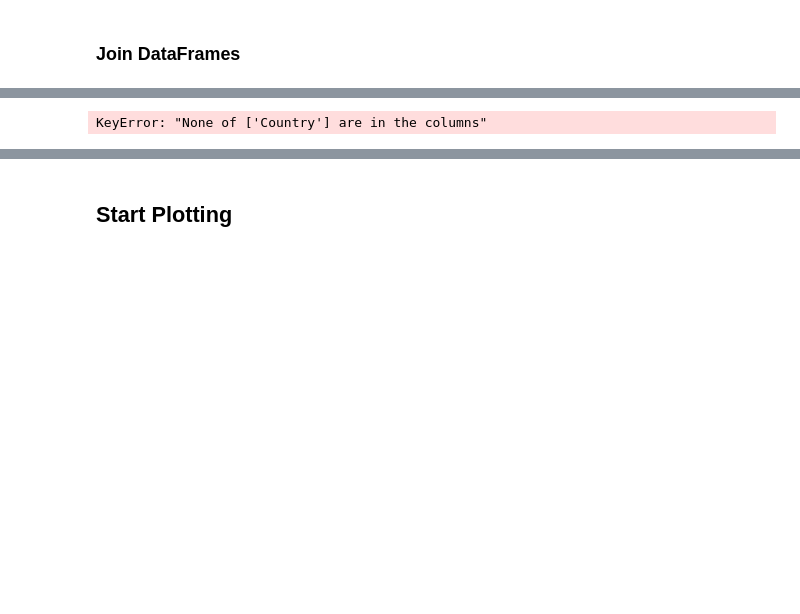
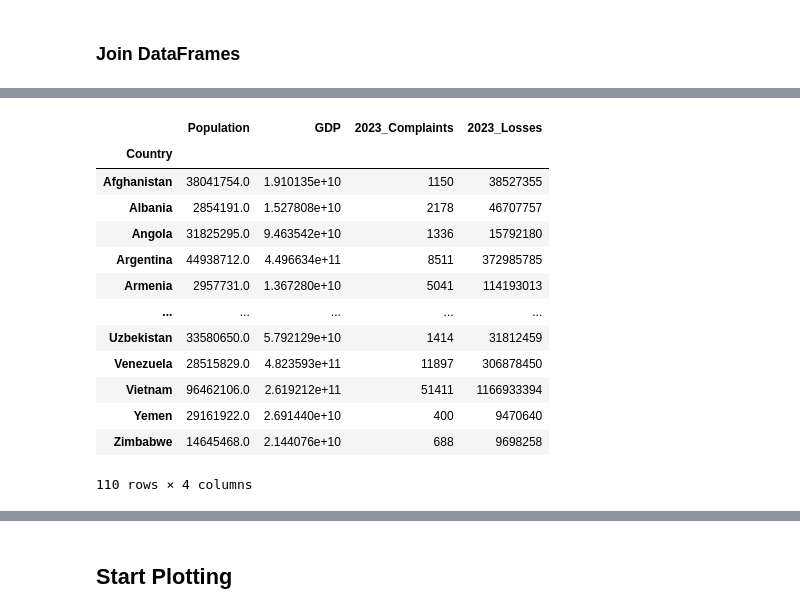
Before and after one commit to KozA777/cyber_project, a Jupyter notebook: Project.ipynb, the cells around one changed output, grey strips where cells are left out. Drawn from its saved outputs; the diff is of its cells as text; code cells hidden in the pictures; blank space fills up the shorter version.

```diff
--- a/Project.ipynb
+++ b/Project.ipynb
@@ -101,15 +103,46 @@ cntry_wrld
 # %%
-# final output dataFrame for this cell = df_join_og
+# final output dataFrame for this cell = df_join_23
 
-# set up dfs on Country index
-cntry_loss = cntry_loss.set_index('Country').sort_index()
-cntry_wrld = df_world.sort_index()[['Population', 'GDP']]
+# work with world data
+cntry_wrld = df_world.sort_index()[['Population', 'GDP']].copy() # choose relevant cols
+cntry_wrld = cntry_wrld.dropna() # delete the nan columns
 
+# ~~~ make Population into type = float
+list_pop = [] # list of population
 
+for i in cntry_wrld['Population']:
+    i = i.replace(',', '') # delete chars
+    list_pop.append(float(i)) # append float(population)
 
+cntry_wrld['Population'] = list_pop
+
+list_gdp = []
+
+# ~~~ make GDP into type = float
+for i in cntry_wrld['GDP']:
+    i = i.replace(',', '') # delete chars
+    i = i.replace('$', '')
+    list_gdp.append(float(i))
+
+cntry_wrld['GDP'] = list_gdp
+
+# WORLD data are from 2023
 # df.join() is for joining the dfs by indeces
-df_join_og = cntry_wrld.join(cntry_loss, lsuffix = '_l', how = 'outer')
+df_join_23 = cntry_wrld.join(cntry_loss[['2023_Complaints', '2023_Losses']], lsuffix = '_l', how = 'inner')
-# %% [output]
-KeyError: "None of ['Country'] are in the columns"
 # %%
-df_join_og
+df_join_23
+# %% [output]
+|  | Population | GDP | 2023_Complaints | 2023_Losses |
+| Country |  |  |  |  |
+| Afghanistan | 38041754.0 | 1.910135e+10 | 1150 | 38527355 |
+| Albania | 2854191.0 | 1.527808e+10 | 2178 | 46707757 |
+| Angola | 31825295.0 | 9.463542e+10 | 1336 | 15792180 |
+| Argentina | 44938712.0 | 4.496634e+11 | 8511 | 372985785 |
+| Armenia | 2957731.0 | 1.367280e+10 | 5041 | 114193013 |
+| ... | ... | ... | ... | ... |
+| Uzbekistan | 33580650.0 | 5.792129e+10 | 1414 | 31812459 |
+| Venezuela | 28515829.0 | 4.823593e+11 | 11897 | 306878450 |
+| Vietnam | 96462106.0 | 2.619212e+11 | 51411 | 1166933394 |
+| Yemen | 29161922.0 | 2.691440e+10 | 400 | 9470640 |
+| Zimbabwe | 14645468.0 | 2.144076e+10 | 688 | 9698258 |
+110 rows × 4 columns
```
Also changed, not shown: parts of 13 cells of this notebook.
